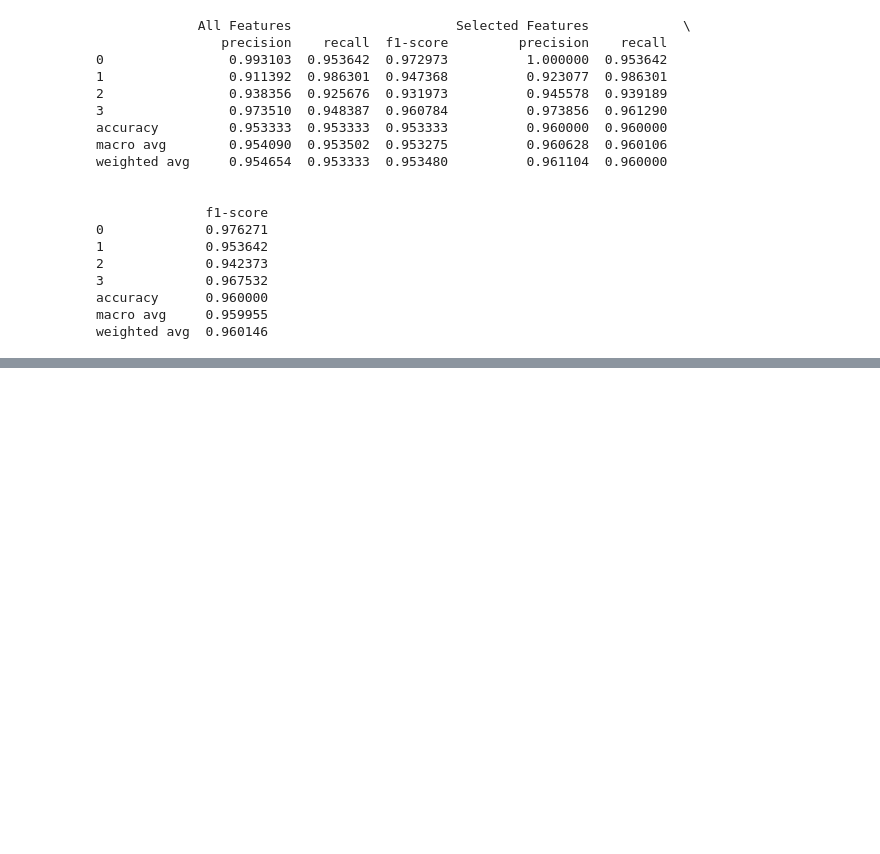
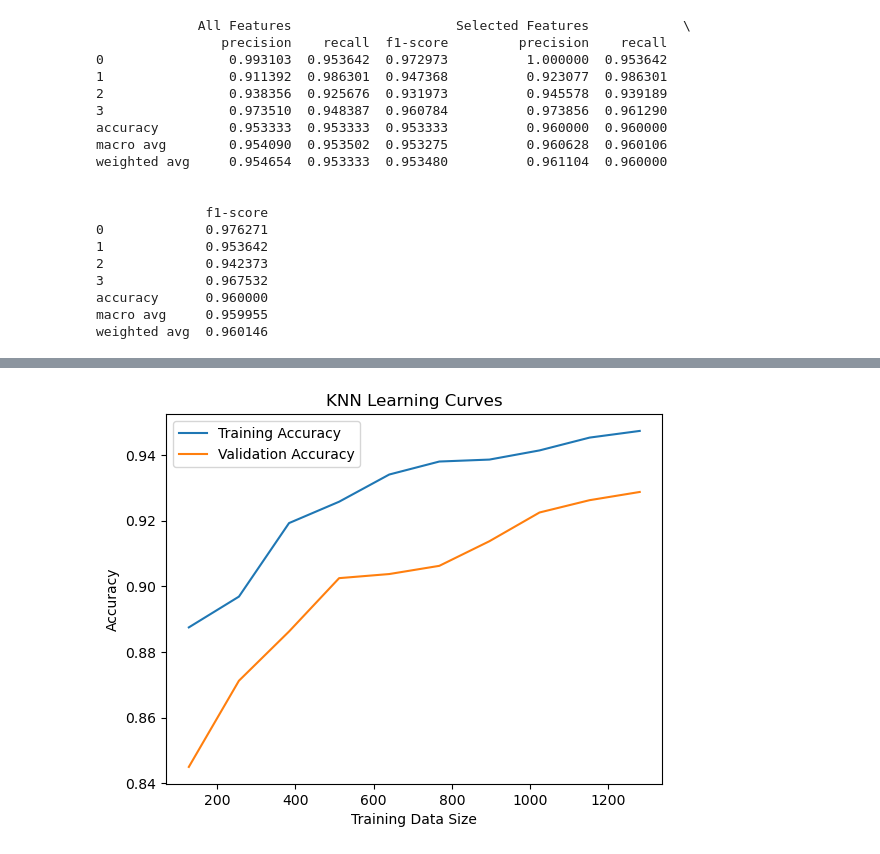
Before and after one commit to zizoelshimy/Machine-learning-project-, a Jupyter notebook: mobile.ipynb, the cells around one changed output, grey strips where cells are left out. Saved outputs shown, nothing was run; the diff lists cells and outputs as text; code cells hidden in the pictures; blank space fills up the shorter version.

```diff
--- a/mobile.ipynb
+++ b/mobile.ipynb
@@ -448,0 +522,5 @@ weighted avg  0.960146
+# %%
+best_result = results_df.loc[results_df['mean_accuracy'].idxmax()]
+best_k = best_result['k']
+best_metric = best_result['metric']
+print(f"Best k: {best_k}, Best metric: {best_metric}")
@@ -448,0 +625,17 @@ weighted avg  0.960146
+# %%
+from sklearn.model_selection import learning_curve
+
+train_sizes, train_scores, val_scores = learning_curve(
+    KNeighborsClassifier(n_neighbors=11), X_train, y_train, cv=5,
+    scoring='accuracy', train_sizes=np.linspace(0.1, 1.0, 10)
+)
+
+plt.plot(train_sizes, np.mean(train_scores, axis=1), label="Training Accuracy")
+plt.plot(train_sizes, np.mean(val_scores, axis=1), label="Validation Accuracy")
+plt.xlabel("Training Data Size")
+plt.ylabel("Accuracy")
+plt.title("KNN Learning Curves")
+plt.legend()
+plt.show()
+# %% [output]
+[figure, added]
```
Also changed, not shown: parts of 27 cells of this notebook.
